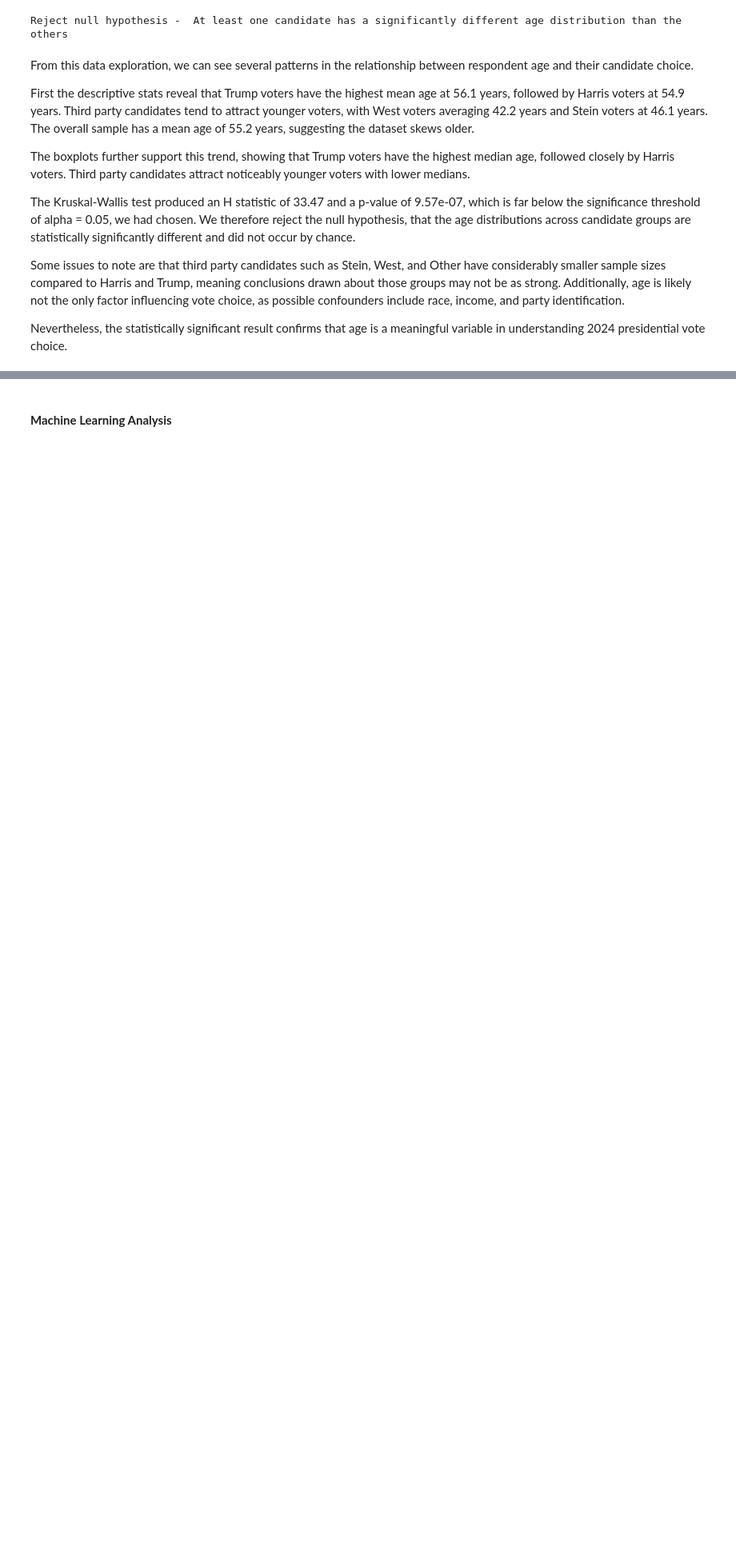
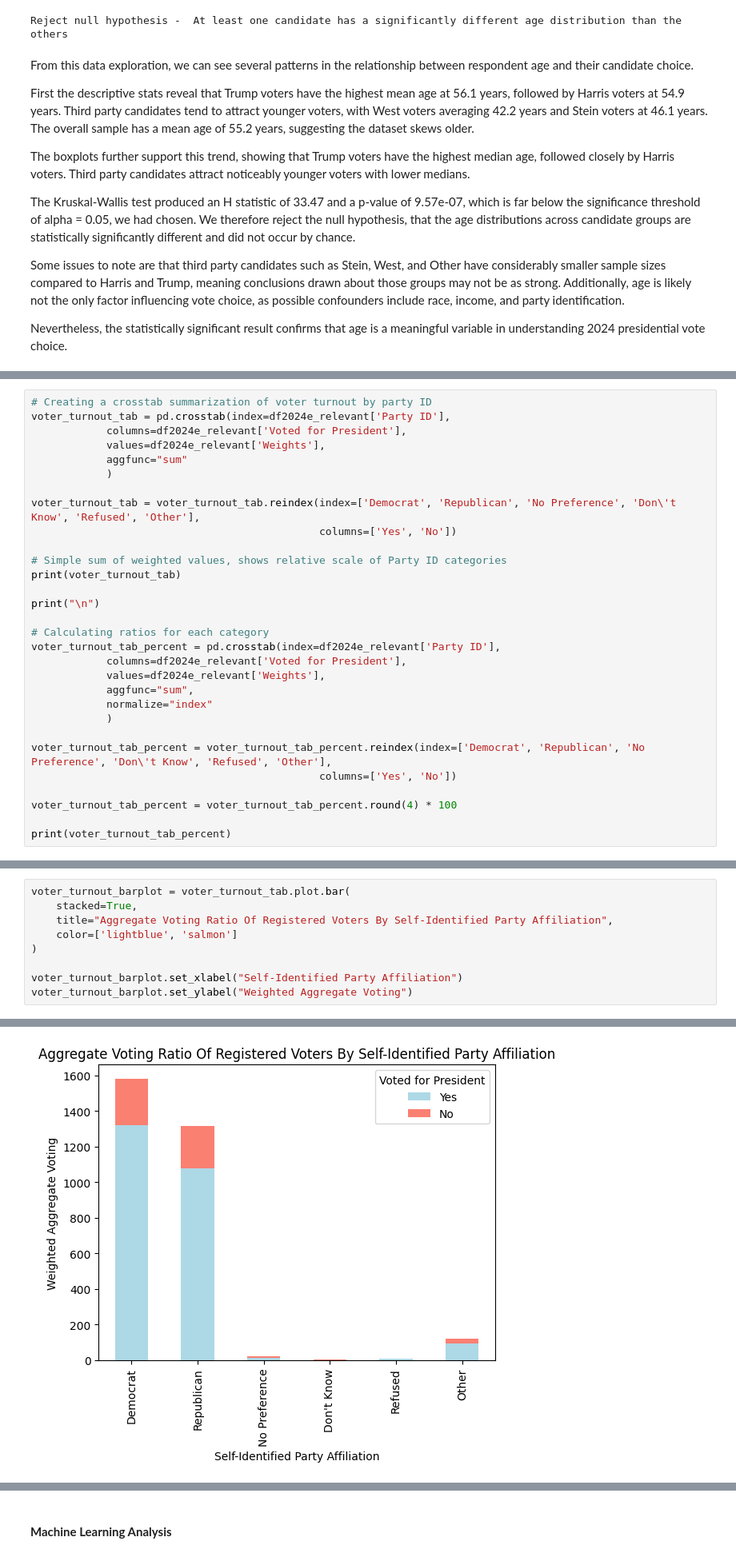
Before and after one commit to Aslan-A-M/CMSC320_Semester_Project, a Jupyter notebook: dataset/Checkpoint3/ml_analysis_organized.ipynb, the cells around one changed output, grey strips where cells are left out. Shown at 80% size. Drawn from its saved outputs; the diff is of its cells as text; blank space fills up the shorter version.

```diff
--- a/dataset/Checkpoint3/ml_analysis_organized.ipynb
+++ b/dataset/Checkpoint3/ml_analysis_organized.ipynb
@@ -507,0 +688,30 @@ meaningful variable in understanding 2024 presidential vote choice.
+# %%
+# Creating a crosstab summarization of voter turnout by party ID
+voter_turnout_tab = pd.crosstab(index=df2024e_relevant['Party ID'],
+            columns=df2024e_relevant['Voted for President'],
+            values=df2024e_relevant['Weights'],
+            aggfunc="sum"
+            )
+
+voter_turnout_tab = voter_turnout_tab.reindex(index=['Democrat', 'Republican', 'No Preference', 'Don\'t Know', 'Refused', 'Other'],
+                                              columns=['Yes', 'No'])
+
+# Simple sum of weighted values, shows relative scale of Party ID categories
+print(voter_turnout_tab)
+
+print("\n")
+
+# Calculating ratios for each category
+voter_turnout_tab_percent = pd.crosstab(index=df2024e_relevant['Party ID'],
+            columns=df2024e_relevant['Voted for President'],
+            values=df2024e_relevant['Weights'],
+            aggfunc="sum",
+            normalize="index"
+            )
+
+voter_turnout_tab_percent = voter_turnout_tab_percent.reindex(index=['Democrat', 'Republican', 'No Preference', 'Don\'t Know', 'Refused', 'Other'],
+                                              columns=['Yes', 'No'])
+
+voter_turnout_tab_percent = voter_turnout_tab_percent.round(4) * 100
+
+print(voter_turnout_tab_percent)
@@ -507,0 +769,10 @@ meaningful variable in understanding 2024 presidential vote choice.
+# %%
+voter_turnout_barplot = voter_turnout_tab.plot.bar(
+    stacked=True,
+    title="Aggregate Voting Ratio Of Registered Voters By Self-Identified Party Affiliation",
+    color=['lightblue', 'salmon']
+)
+
+voter_turnout_barplot.set_xlabel("Self-Identified Party Affiliation")
+voter_turnout_barplot.set_ylabel("Weighted Aggregate Voting")
+# %% [output]
@@ -507,0 +780 @@ meaningful variable in understanding 2024 presidential vote choice.
+[figure, added]
```
Also changed, not shown: parts of 30 cells of this notebook.
